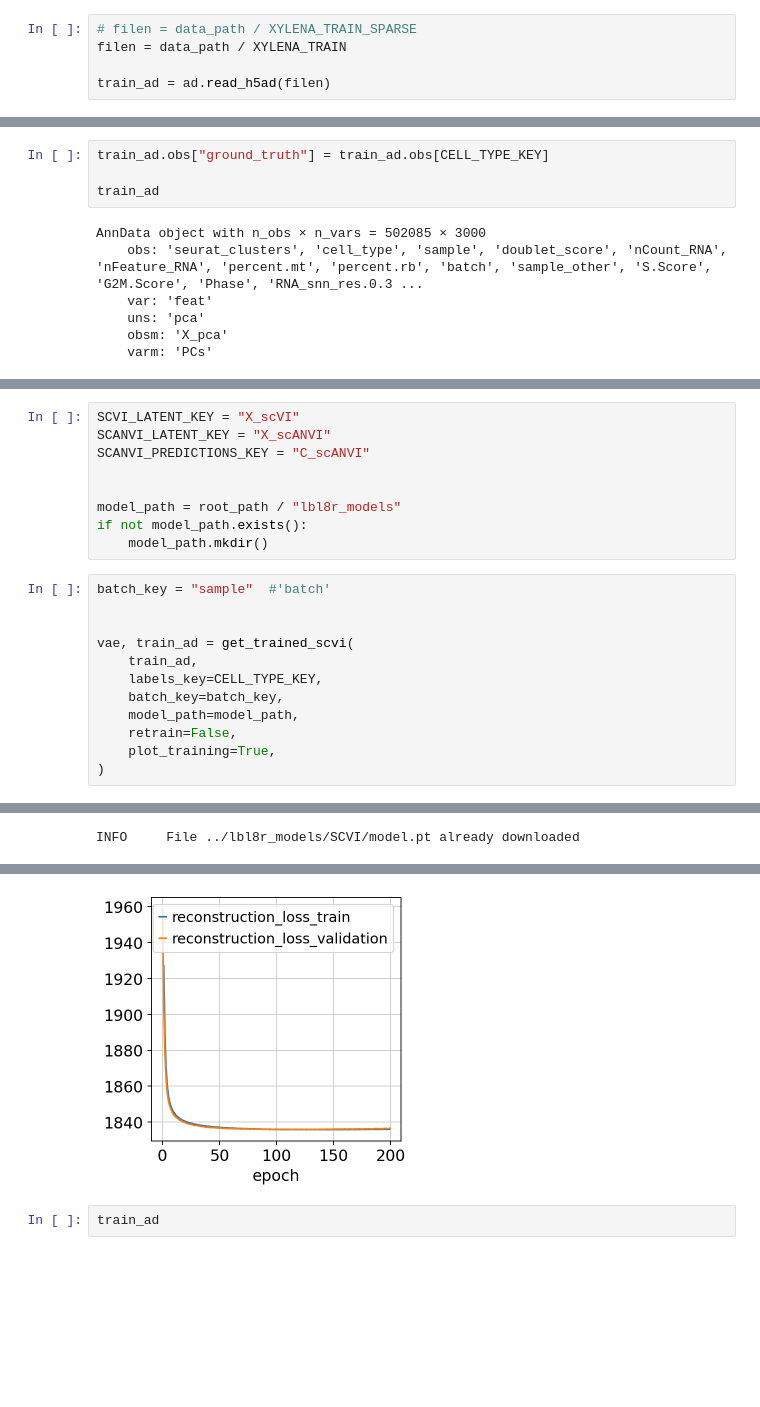
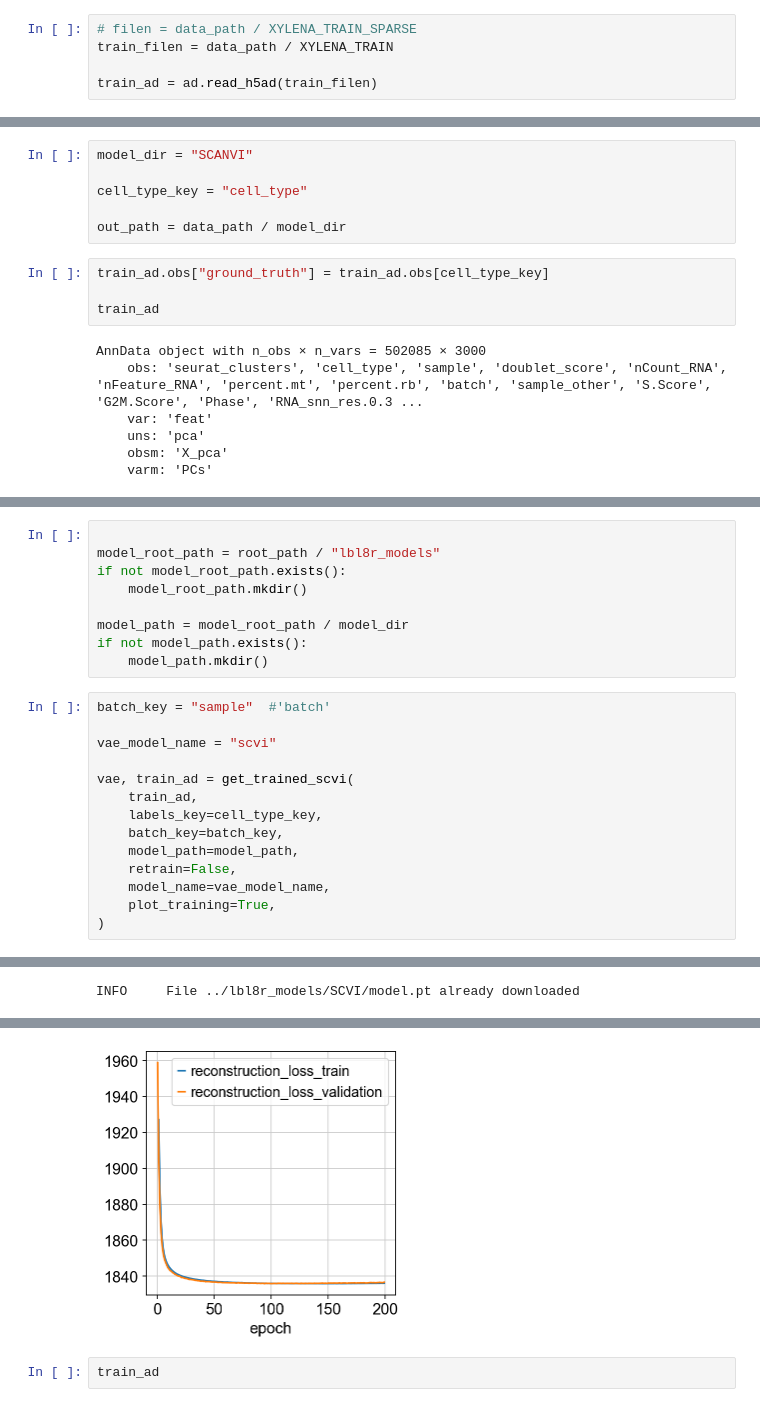
Before and after one commit to ergonyc/labelator, a Jupyter notebook: nbs/e2e_scanvi.ipynb, the cells around one changed output, grey strips where cells are left out. Cells and saved outputs as stored; diff of their text form; blank space fills up the shorter version.

```diff
--- a/nbs/e2e_scanvi.ipynb
+++ b/nbs/e2e_scanvi.ipynb
@@ -214,8 +212,8 @@ XYLENA_TRAIN_SPARSE = XYLENA_TRAIN.replace(".h5ad", "_sparse.h5ad")
 XYLENA_TEST_SPARSE = XYLENA_TEST.replace(".h5ad", "_sparse.h5ad")
 # %%
 # filen = data_path / XYLENA_TRAIN_SPARSE
-filen = data_path / XYLENA_TRAIN
+train_filen = data_path / XYLENA_TRAIN
 
-train_ad = ad.read_h5ad(filen)
+train_ad = ad.read_h5ad(train_filen)
 # %% [markdown]
 setup anndata & covariate keys.
@@ -227,5 +220,11 @@ OUT_PATH = data_path / "SCANVI"
+# %%
+model_dir = "SCANVI"
+
+cell_type_key = "cell_type"
+
+out_path = data_path / model_dir
 # %%
-train_ad.obs["ground_truth"] = train_ad.obs[CELL_TYPE_KEY]
+train_ad.obs["ground_truth"] = train_ad.obs[cell_type_key]
 
 train_ad
 # %% [output]
@@ -240,22 +252,24 @@ AnnData object with n_obs × n_vars = 502085 × 3000
 # %%
-SCVI_LATENT_KEY = "X_scVI"
-SCANVI_LATENT_KEY = "X_scANVI"
-SCANVI_PREDICTIONS_KEY = "C_scANVI"
 
+model_root_path = root_path / "lbl8r_models"
+if not model_root_path.exists():
+    model_root_path.mkdir()
 
-model_path = root_path / "lbl8r_models"
+model_path = model_root_path / model_dir
 if not model_path.exists():
     model_path.mkdir()
 # %%
 batch_key = "sample"  #'batch'
 
+vae_model_name = "scvi"
 
 vae, train_ad = get_trained_scvi(
     train_ad,
-    labels_key=CELL_TYPE_KEY,
+    labels_key=cell_type_key,
     batch_key=batch_key,
     model_path=model_path,
     retrain=False,
+    model_name=vae_model_name,
     plot_training=True,
 )
 # %% [output]
@@ -268,4 +282,4 @@ INFO     File ../lbl8r_models/SCVI/model.pt already downloaded
-[figure, old version]
+[figure, new version]
 # %%
 train_ad
 # %% [output]
```
Also changed, not shown: parts of 35 cells of this notebook, 10 other files.
